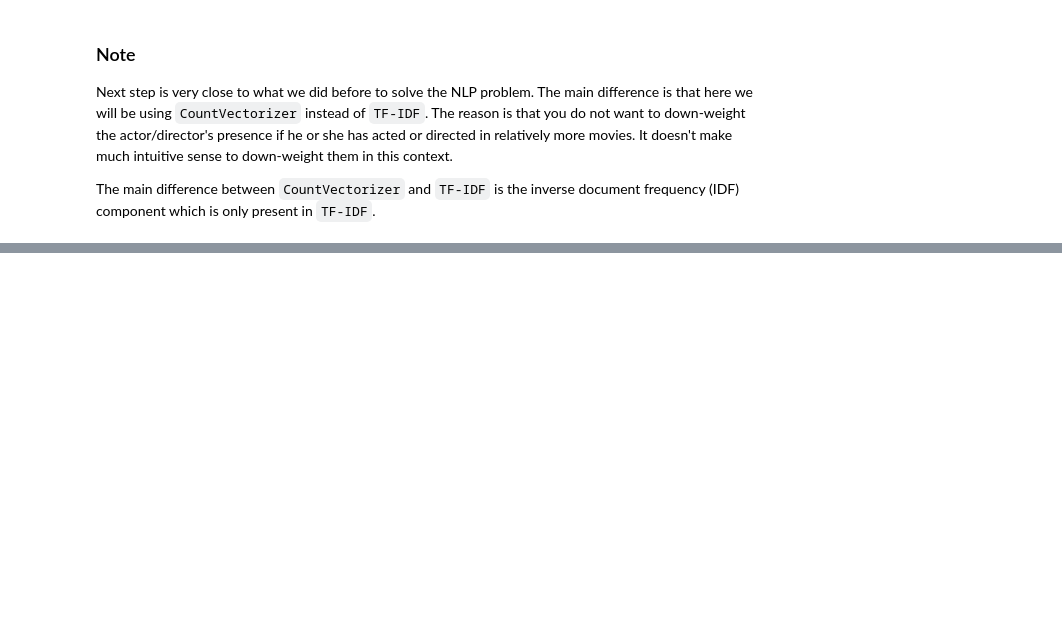
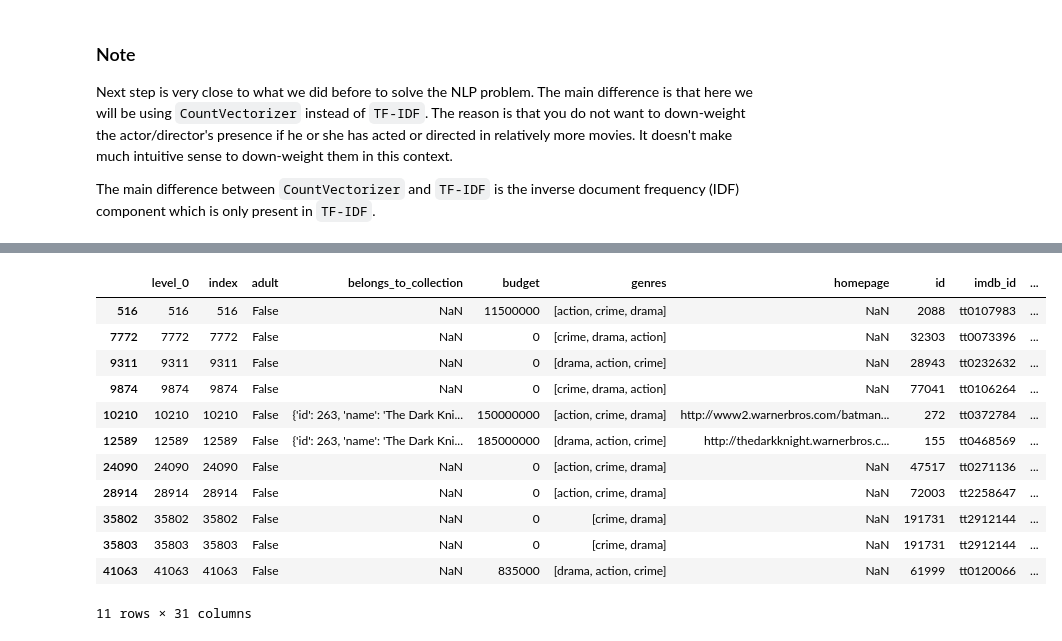
Before and after one commit to JeremyCurmi/kaggle-competitions, a Jupyter notebook: movie_dataset/content_based_recommender.ipynb, the cells around one changed output, grey strips where cells are left out. Saved outputs shown, nothing was run; the diff lists cells and outputs as text; code cells hidden in the pictures; blank space fills up the shorter version.

```diff
--- a/movie_dataset/content_based_recommender.ipynb
+++ b/movie_dataset/content_based_recommender.ipynb
@@ -78,5 +82,5 @@ cosine_sim.shape
 4. get top n elements of this list (ignoring the first element which will be itself)
 5. return titles of these top n movies
 # %%
-indices_ = pd.Series(metadata.index, index=metadata['title']).drop_duplicates()
-indices_[:2]
+indices = pd.Series(metadata.index, index=metadata['title']).drop_duplicates()
+indices[:2]
@@ -197,5 +259,17 @@ cosine_count_sim = cosine_similarity(count_matrix, count_matrix)
 # Reset index of your main DataFrame and construct reverse mapping as before
 metadata = metadata.reset_index()
 indices = pd.Series(metadata.index, index=metadata['title'])
+# %%
+def get_cb_recommendations1(title: str, metadata: pd.DataFrame = metadata, top_n: int = 10, cosine_sim = cosine_sim, indices_=indices):
+    idx = indices_[title]
+
+    sim_scores = list(enumerate(cosine_sim[idx]))
+    sim_scores = sorted(sim_scores, key=lambda x: x[1], reverse=True)
+
+    sim_scores = sim_scores[1:top_n + 1]
+    movie_indices = [i[0] for i in sim_scores]
+
+    return metadata['title'].iloc[movie_indices]
 # %%
-get_cb_recommendations('The Dark Knight Rises', cosine_sim=cosine_count_sim)
+bat = get_cb_recommendations1('The Dark Knight Rises', cosine_sim=cosine_count_sim, indices_=indices)
+bat
@@ -203,0 +302,16 @@ get_cb_recommendations('The Godfather', cosine_sim=cosine_count_sim)
+# %%
+metadata[metadata.title.isin(bat.values.tolist())]
+# %% [output]
+|  | level_0 | index | adult | belongs_to_collection | budget | genres | homepage | id | imdb_id | ... |
+| 516 | 516 | 516 | False | NaN | 11500000 | [action, crime, drama] | NaN | 2088 | tt0107983 | ... |
+| 7772 | 7772 | 7772 | False | NaN | 0 | [crime, drama, action] | NaN | 32303 | tt0073396 | ... |
+| 9311 | 9311 | 9311 | False | NaN | 0 | [drama, action, crime] | NaN | 28943 | tt0232632 | ... |
+| 9874 | 9874 | 9874 | False | NaN | 0 | [crime, drama, action] | NaN | 77041 | tt0106264 | ... |
+| 10210 | 10210 | 10210 | False | {'id': 263, 'name': 'The Dark Kni... | 150000000 | [action, crime, drama] | http://www2.warnerbros.com/batman... | 272 | tt0372784 | ... |
+| 12589 | 12589 | 12589 | False | {'id': 263, 'name': 'The Dark Kni... | 185000000 | [drama, action, crime] | http://thedarkknight.warnerbros.c... | 155 | tt0468569 | ... |
+| 24090 | 24090 | 24090 | False | NaN | 0 | [action, crime, drama] | NaN | 47517 | tt0271136 | ... |
+| 28914 | 28914 | 28914 | False | NaN | 0 | [action, crime, drama] | NaN | 72003 | tt2258647 | ... |
+| 35802 | 35802 | 35802 | False | NaN | 0 | [crime, drama] | NaN | 191731 | tt2912144 | ... |
+| 35803 | 35803 | 35803 | False | NaN | 0 | [crime, drama] | NaN | 191731 | tt2912144 | ... |
+| 41063 | 41063 | 41063 | False | NaN | 835000 | [drama, action, crime] | NaN | 61999 | tt0120066 | ... |
+11 rows × 31 columns
```
Also changed, not shown: parts of 14 cells of this notebook.
